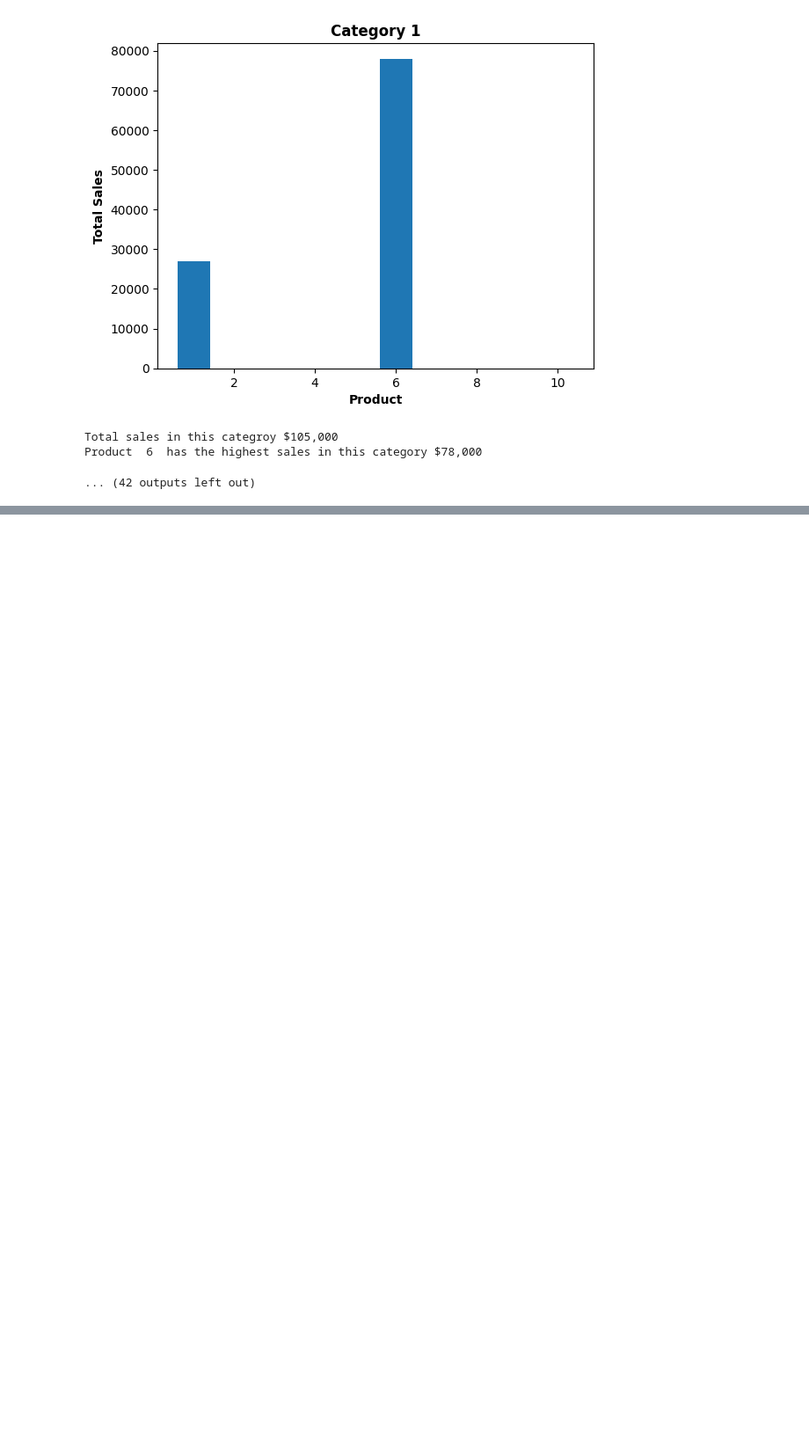
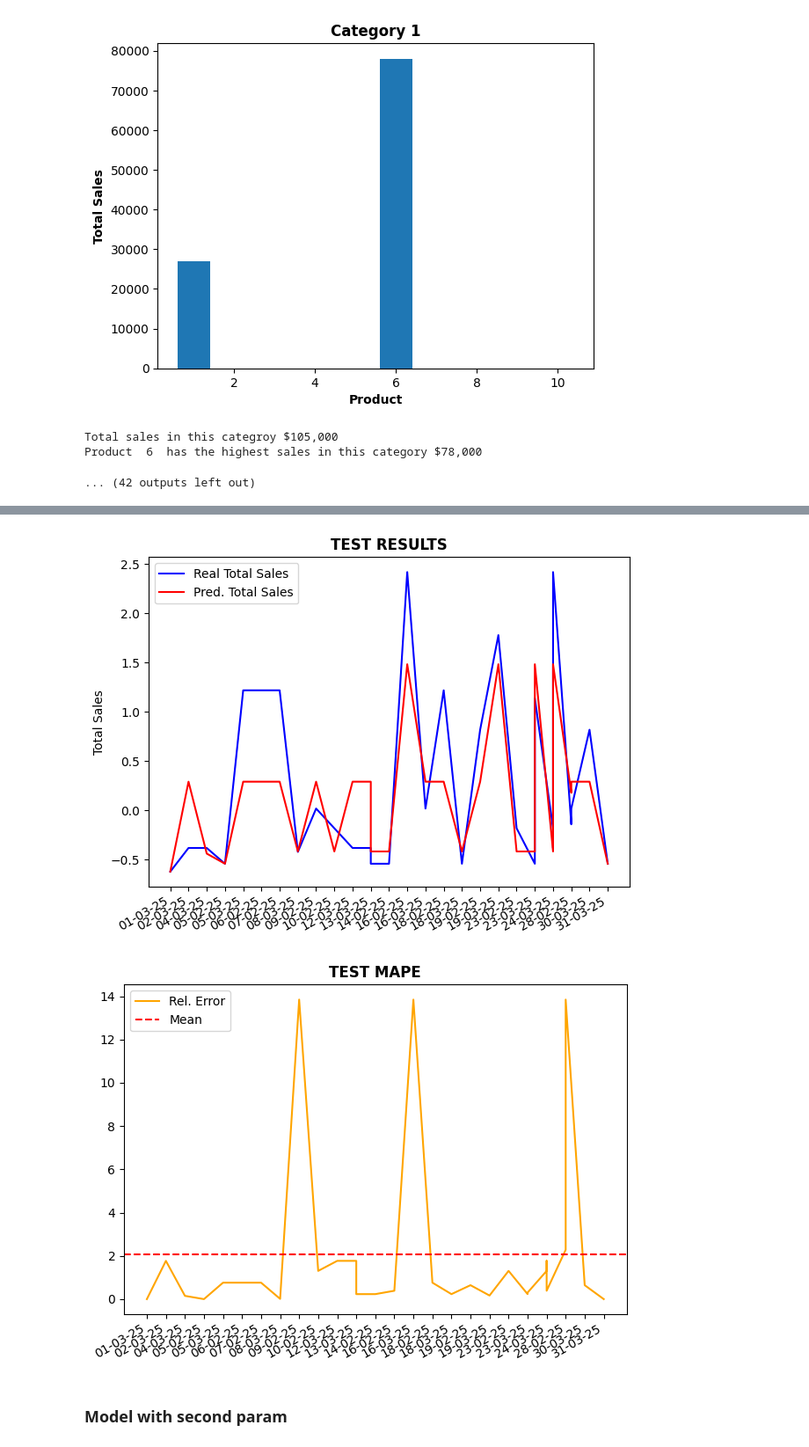
Before and after one commit to egonzaleznez/com192, a Jupyter notebook: com192_act7.ipynb, the cells around one changed output, grey strips where cells are left out. Shown at 88% size. Drawn from its saved outputs; the diff is of its cells as text; code cells hidden in the pictures; blank space fills up the shorter version.

```diff
--- a/com192_act7.ipynb
+++ b/com192_act7.ipynb
@@ -410,0 +475,3 @@ Product  6  has the highest sales in this category $78,000
+# %%
+dataprocess = dataprocess[dataprocess["Category"] == 0.0596]
+print(dataprocess.head())
@@ -410,0 +622,25 @@ Product  6  has the highest sales in this category $78,000
+# %%
+plt.figure()
+plt.plot(test_results["Real Total Sales"], color="b", label="Real Total Sales")
+plt.plot(test_results["Pred. Total Sales"], color="r", label="Pred. Total Sales")
+plt.gcf().autofmt_xdate()
+plt.title('TEST RESULTS', fontweight='bold')
+plt.ylabel('Total Sales')
+plt.legend()
+plt.tight_layout()
+plt.show()
+print("")
+
+plt.figure()
+plt.plot(test_results["Rel. Error"], color="orange", label="Rel. Error")
+plt.axhline(test_metrics["MAPE"].iloc[0], color='r', linestyle='dashed', label='Mean')
+plt.gcf().autofmt_xdate()
+plt.title('TEST MAPE', fontweight='bold')
+plt.tight_layout()
+plt.legend()
+plt.show()
+# %% [output]
+[figure, added]
+[figure, added]
+# %% [markdown]
+### Model with second param
```
Also changed, not shown: parts of 18 cells of this notebook.
